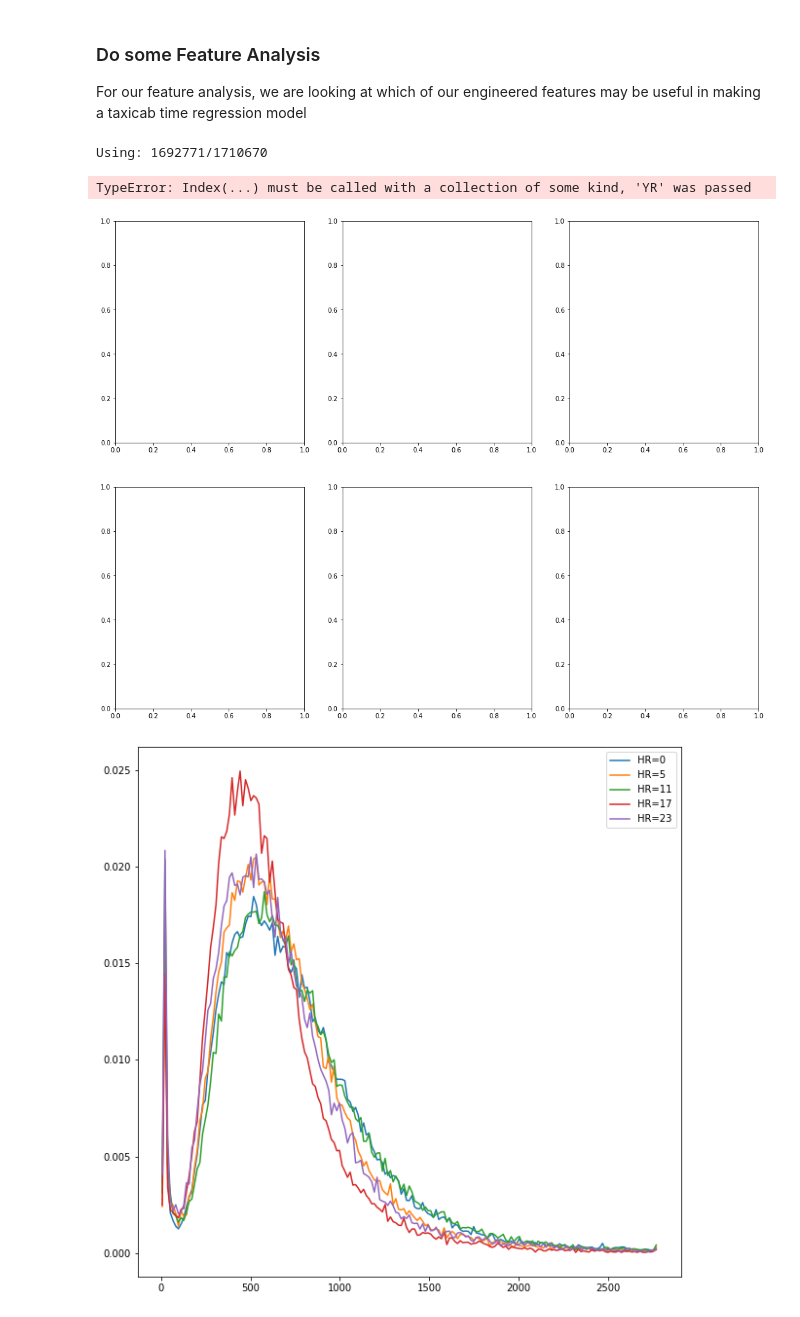
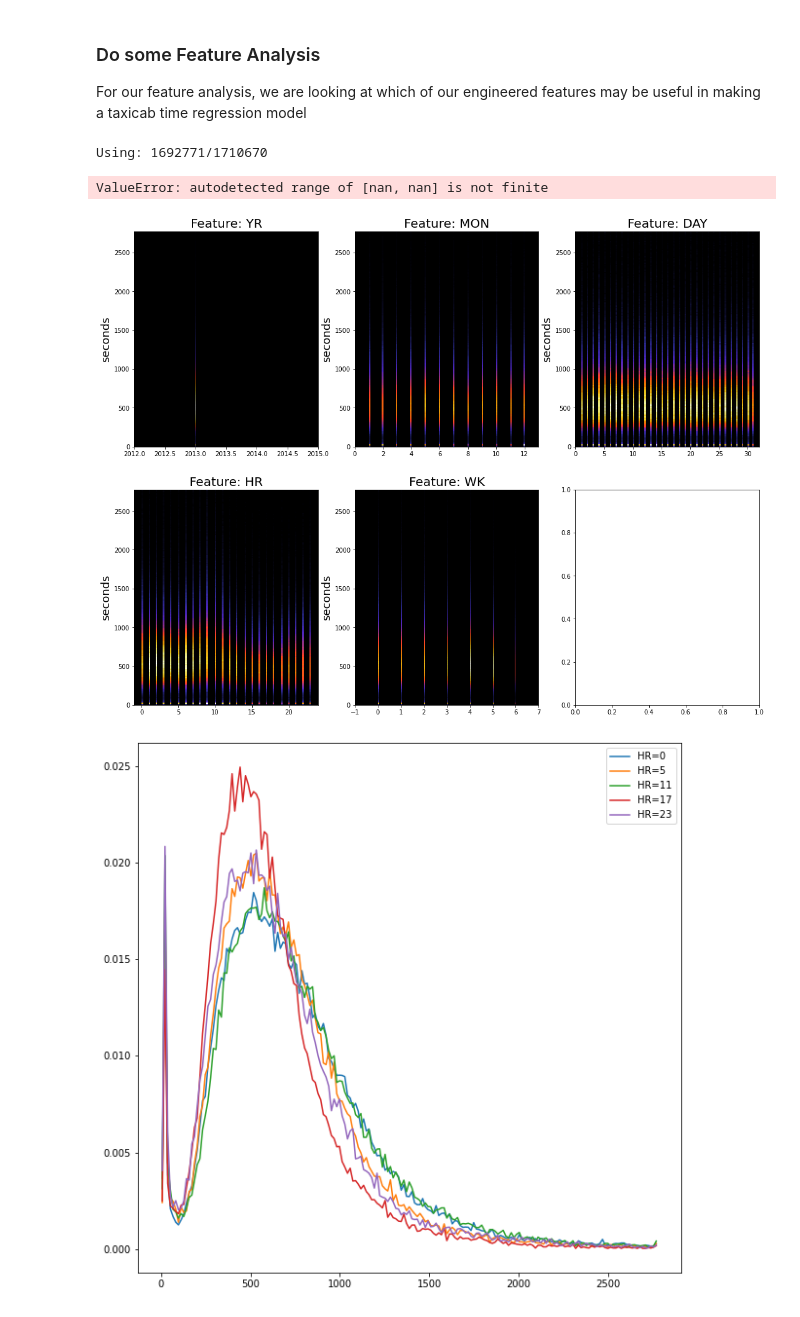
Before and after one commit to benjxia/CSE-151B-KAGGLE, a Jupyter notebook: examples/feature_engineering.ipynb, the cells around one changed output. Saved outputs shown, nothing was run; the diff lists cells and outputs as text; code cells hidden in the pictures.

```diff
--- a/examples/feature_engineering.ipynb
+++ b/examples/feature_engineering.ipynb
@@ -86,37 +86,37 @@ outlier_threshold = 3
 # "Choose all data, where the trip length is less than 3 standard deviations away from the mean"
 # This is to remove outliers. Otherwise, our plots would look very squished (since there are some
 # VERRRRRY long taxi trips in the dataset)
 df_trimmed = df_tr[df_tr["LEN"] < mean + outlier_threshold * std]
 
 # Because our y-values only take on multiples of 15, we want just enough buckets in a histogram
 # such that each buckets counts one value's frequency. (e.x. one bucket counts how many 15s trips,
 # how many 30s trips, etc. )
 buckets = (int(mean + outlier_threshold * std) // 15)
 
 print(f"Using: {len(df_trimmed)}/{len(df_tr)}")
 
 fig, axs = plt.subplots(nrows=2, ncols=3, figsize=(18,14))
 
 # Now, we visualize some features that we think might be useful
 for idx, v in enumerate(["YR", "MON", "DAY", "HR", "WK", "ORIGIN_STAND"]):
   # idx // 3 = row, idx % 3 = column
   ax = axs[idx // 3, idx % 3]
 
   # Remove any rows with invalid values
-  df_subset = df_trimmed.dropna(subset=v)
+  # df_subset = df_trimmed.dropna(subset=v)
 
   # Create a histogram. Look up the documentation for more details
-  ax.hist2d(df_subset[v][:end], df_subset["LEN"][:end], cmap="CMRmap", bins=(120,buckets))
+  ax.hist2d(df_trimmed[v][:end], df_trimmed["LEN"][:end], cmap="CMRmap", bins=(120,buckets))
 
   # Some stylistic things to make the graphs look nice
   ax.set_xlim(ax.get_xlim()[0] - 1, ax.get_xlim()[1] + 1)
   ax.set_facecolor("black")
   ax.set_ylabel("seconds", fontsize=18)
   ax.set_title(f"Feature: {v}", fontsize=20)
 # %% [output]
 Using: 1692771/1710670
-TypeError: Index(...) must be called with a collection of some kind, 'YR' was passed
+ValueError: autodetected range of [nan, nan] is not finite
-[figure, old version]
+[figure, new version]
 # %%
 plt.figure(figsize=(10,10))
 for v in [0, 5, 11, 17, 23]:
```
Also changed, not shown: parts of 2 cells of this notebook, 3 other files.
